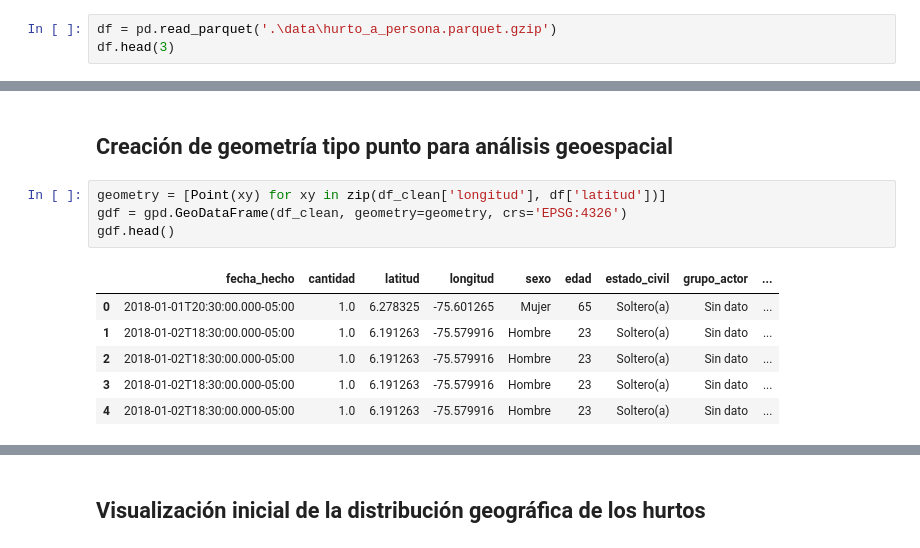
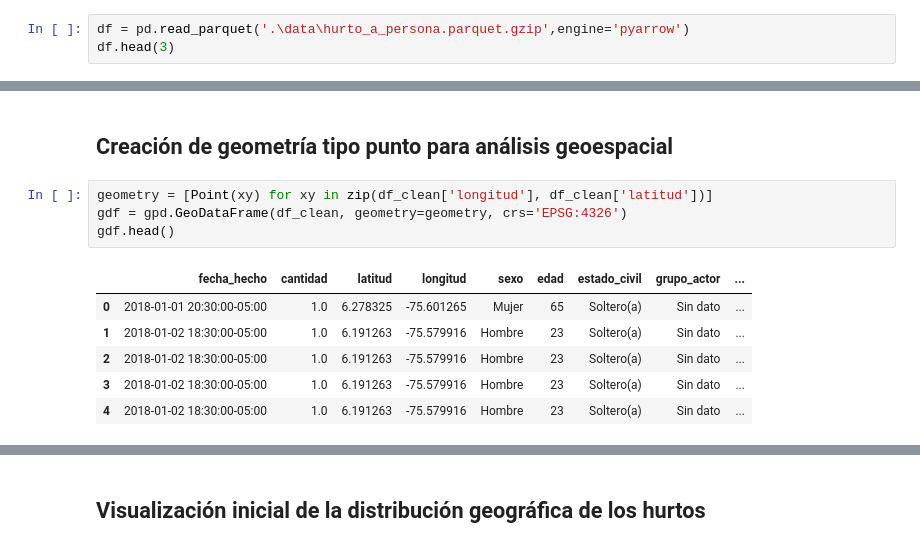
Before and after one commit to jomurielm/proyecto_analisis_geoespacial, a Jupyter notebook: analisis_hurto_medellin_2018.ipynb, the cells around one changed output, grey strips where cells are left out. Drawn from its saved outputs; the diff is of its cells as text.

```diff
--- a/analisis_hurto_medellin_2018.ipynb
+++ b/analisis_hurto_medellin_2018.ipynb
@@ -72,7 +49,7 @@ plt.style.use('seaborn-v0_8')
 # %%
 pd.set_option('display.max_columns', None)
 # %%
-df = pd.read_parquet('.\data\hurto_a_persona.parquet.gzip')
+df = pd.read_parquet('.\data\hurto_a_persona.parquet.gzip',engine='pyarrow')
 df.head(3)
 # %% [output]
 |  | fecha_hecho | cantidad | latitud | longitud | sexo | edad | estado_civil | grupo_actor | ... |
@@ -98,13 +75,13 @@ df_clean = df[
 # %% [markdown]
 ## Creación de geometría tipo punto para análisis geoespacial
 # %%
-geometry = [Point(xy) for xy in zip(df_clean['longitud'], df['latitud'])]
+geometry = [Point(xy) for xy in zip(df_clean['longitud'], df_clean['latitud'])]
 gdf = gpd.GeoDataFrame(df_clean, geometry=geometry, crs='EPSG:4326')
 gdf.head()
 # %% [output]
 |  | fecha_hecho | cantidad | latitud | longitud | sexo | edad | estado_civil | grupo_actor | ... |
-| 0 | 2018-01-01T20:30:00.000-05:00 | 1.0 | 6.278325 | -75.601265 | Mujer | 65 | Soltero(a) | Sin dato | ... |
-| 1 | 2018-01-02T18:30:00.000-05:00 | 1.0 | 6.191263 | -75.579916 | Hombre | 23 | Soltero(a) | Sin dato | ... |
-| 2 | 2018-01-02T18:30:00.000-05:00 | 1.0 | 6.191263 | -75.579916 | Hombre | 23 | Soltero(a) | Sin dato | ... |
-| 3 | 2018-01-02T18:30:00.000-05:00 | 1.0 | 6.191263 | -75.579916 | Hombre | 23 | Soltero(a) | Sin dato | ... |
-| 4 | 2018-01-02T18:30:00.000-05:00 | 1.0 | 6.191263 | -75.579916 | Hombre | 23 | Soltero(a) | Sin dato | ... |
+| 0 | 2018-01-01 20:30:00-05:00 | 1.0 | 6.278325 | -75.601265 | Mujer | 65 | Soltero(a) | Sin dato | ... |
+| 1 | 2018-01-02 18:30:00-05:00 | 1.0 | 6.191263 | -75.579916 | Hombre | 23 | Soltero(a) | Sin dato | ... |
+| 2 | 2018-01-02 18:30:00-05:00 | 1.0 | 6.191263 | -75.579916 | Hombre | 23 | Soltero(a) | Sin dato | ... |
+| 3 | 2018-01-02 18:30:00-05:00 | 1.0 | 6.191263 | -75.579916 | Hombre | 23 | Soltero(a) | Sin dato | ... |
+| 4 | 2018-01-02 18:30:00-05:00 | 1.0 | 6.191263 | -75.579916 | Hombre | 23 | Soltero(a) | Sin dato | ... |
```
Also changed, not shown: parts of 14 cells of this notebook, 3 other files.
